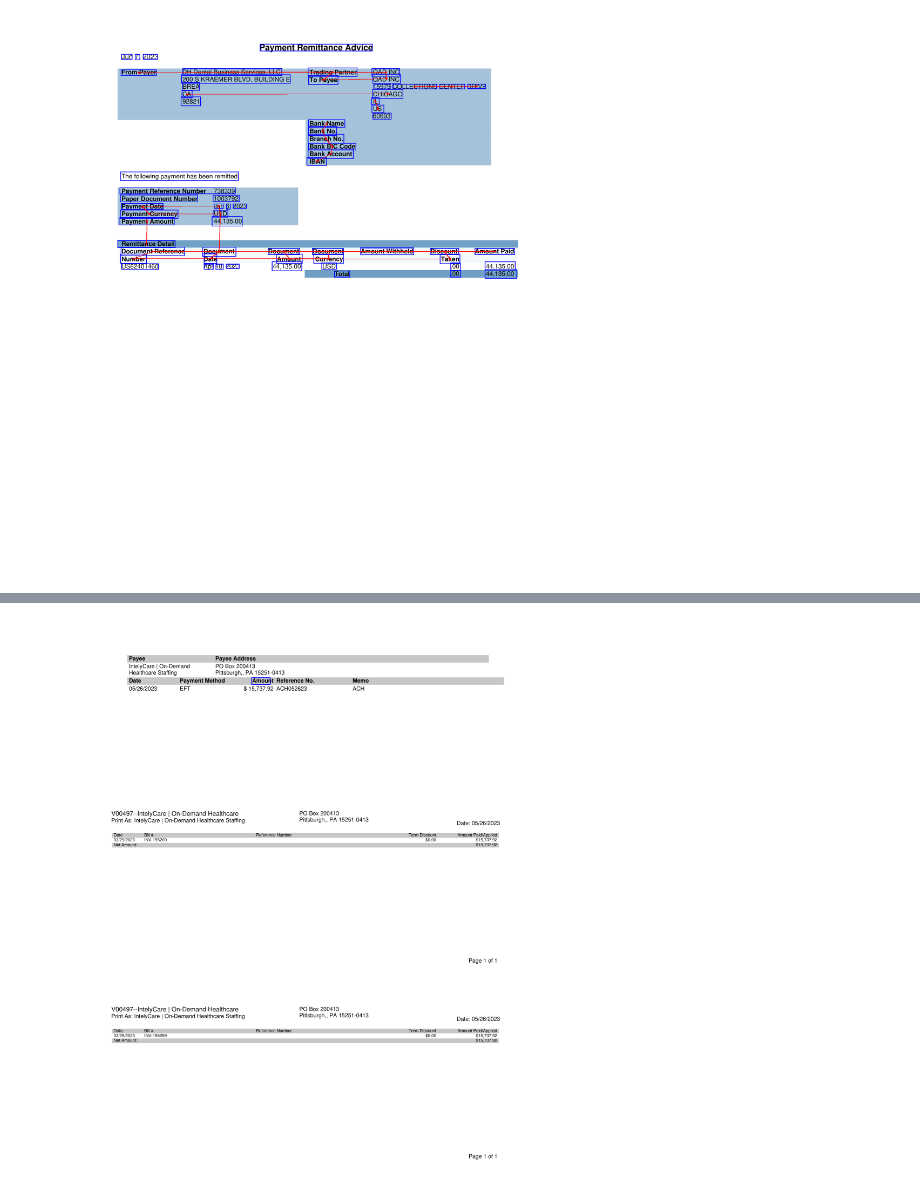
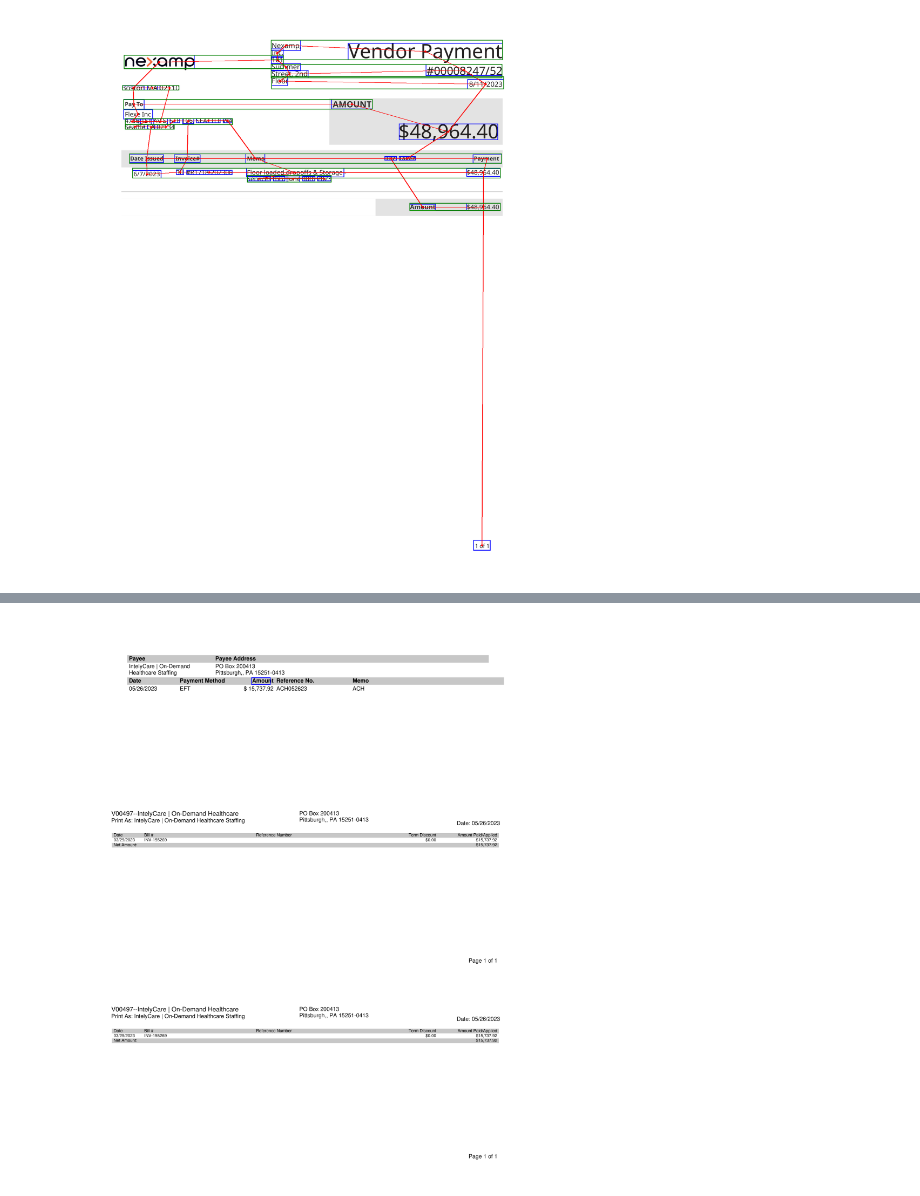
Before and after one commit to bilykigor/doc2graph, a Jupyter notebook: kie.ipynb, the cells around one changed output, grey strips where cells are left out. Drawn from its saved outputs; the diff is of its cells as text; code cells hidden in the pictures.

```diff
--- a/kie.ipynb
+++ b/kie.ipynb
@@ -52,11 +52,11 @@ image = Image.open(image_path).convert('RGB')
 # %%
 from doc2graph.src.data.preprocessing import center
 
-def draw_results(img, boxs, links, labels):
+def draw_results(img, boxs, links, labels, c = 'blue'):
     draw = ImageDraw.Draw(img)
 
     for box in boxs:
-        draw.rectangle(box, outline='blue', width=3)
+        draw.rectangle(box, outline=c, width=3)
 
     if links:
         for idx in range(len(links['src'])):
@@ -109,3 +106,14 @@ target_file= 'data/1685484224508_0455103c-074a-42c5-bc05-aa534505d658_Recordtran
+# %%
+source_file = 'data/1684894753343_088779fa-e596-4008-a25e-4f3d5af918c8_64870.01FlexeTrx11019659324paidon05232023viaChaseACH.pdf'
+
+source_file = 'data/3db20986-b966-486a-b4c7-7f88ffc92f10.jpg'
+target_file = 'data/1684275218304_f9f79e2a-ee1c-4af2-97a6-5196c9f05d26_055409.jpeg'
+source_file = 'data/1686161984132_05af746e-0414-4255-af87-862678d5f17c_DHSPart17.pdf'
+target_file= 'data/1690827262878_0b2d3af7-e9c3-4c8f-9729-1dd10b875c94_Paymentconfirmation.pdf'
+target_file= 'data/545.png'
+source_file = 'data/3db20986-b966-486a-b4c7-7f88ffc92f10.jpg'
+target_file = 'data/1686166399850_10e9570b-7beb-4a15-b003-1e1f7aa40d46_ChampionInternationalMovingWT531652.pdf'
+target_file = 'data/3b1e000c-43ed-407b-a385-8953e45cd211.pdf'
 # %%
 source_word_boxes = get_word_boxes(source_file, 'https://xiqo6syt8a.execute-api.us-east-1.amazonaws.com/paddleocr_textboxes/calc_embedding')
 target_word_boxes = get_word_boxes(target_file, 'https://xiqo6syt8a.execute-api.us-east-1.amazonaws.com/paddleocr_textboxes/calc_embedding')
@@ -119,35 +127,38 @@ from doc2graph.src.data.graph_builder import GraphBuilder, get_lines, merge_boxe
 gb = GraphBuilder(data_type = 'word_boxes',
                   edge_type = 'fully',
                   node_granularity = 'gt',
-                  word_to_word='word_to_word')
+                  word_to_word='any_to_any')#word_to_word
 
 graphs, _, _, features = gb.get_graph(
     [source_file,target_file],
     'CUSTOM',
     [source_word_boxes, target_word_boxes])
 # %%
-idx=0
+idx=1
 graph = graphs[idx]
 boxes = features['boxs'][idx]
 text = features['texts'][idx]
 
 u,v = graph.edges()
+diag_edges=[]
+u,v = [ui for ui,vi in zip(u.numpy(),v.numpy()) if (ui,vi) not in diag_edges],[vi for ui,vi in zip(u.numpy(),v.numpy()) if (ui,vi) not in diag_edges]
 links = {'src': u, 'dst': v}
 
-lines = get_lines(boxes, u, v)
+lines = get_lines(boxes, u, v, min_share=0.5)
 # %%
 image_path = features['paths'][idx]
 image = file_to_images(image_path)[0]
 im_c = image.copy()
 
 draw_results(im_c, boxes, links, None)
-# merged_boxes=[]
-# for line in lines:
-#     line_boxes = [boxes[x] for x in line]
-#     merged_boxes.append(merge_boxes(line_boxes))
 
-# draw_results(im_c, merged_boxes, None, None)
+merged_boxes=[]
+for line in lines:
+    line_boxes = [boxes[x] for x in line]
+    merged_boxes.append(merge_boxes(line_boxes))
+
+draw_results(im_c, merged_boxes, None, None,c='green')
 
 im_c
 # %% [output]
-[figure, old version]
+[figure, new version]
```
Also changed, not shown: parts of 16 cells of this notebook, 1 other file.
